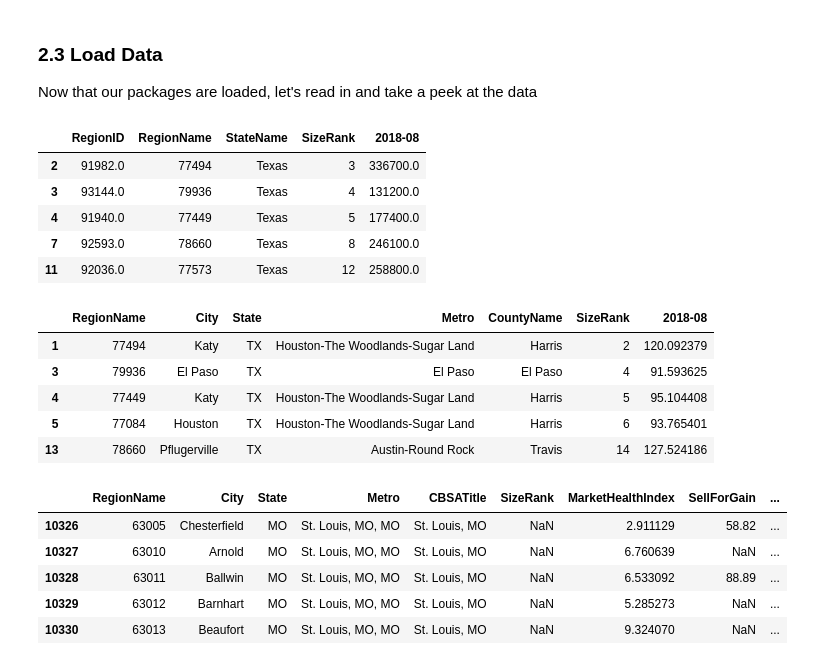
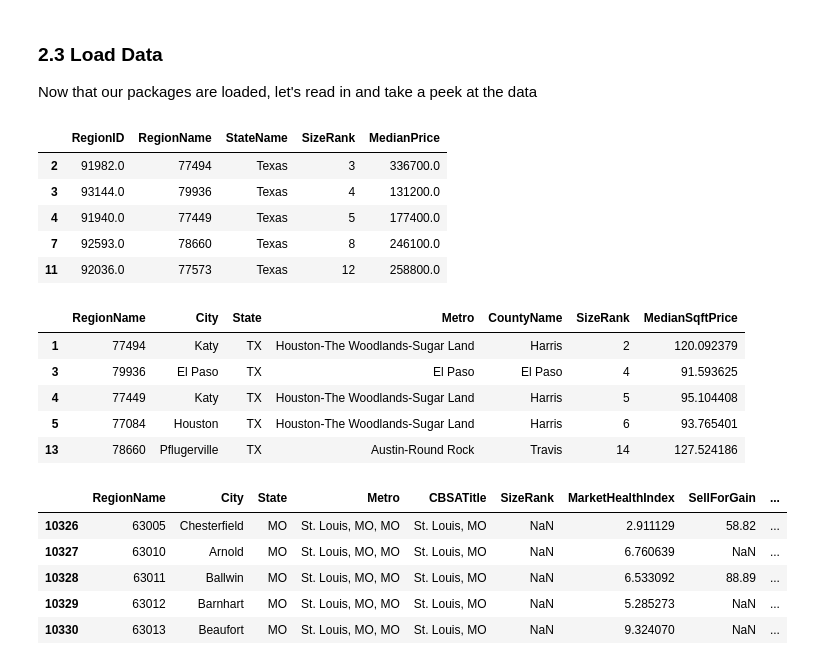
Before and after one commit to jmeisele/Kaggle, a Jupyter notebook: MarketingFinalRealEstate.ipynb, the cells around one changed output. Saved outputs shown, nothing was run; the diff lists cells and outputs as text; code cells hidden in the pictures.

```diff
--- a/MarketingFinalRealEstate.ipynb
+++ b/MarketingFinalRealEstate.ipynb
@@ -141,11 +141,12 @@ Now that our packages are loaded, let's read in and take a peek at the data
 # %%
 # Price Data
 price = pd.read_csv("C:\\Users\\EISELJA\\Desktop\\Kaggle-master\\datasets\\Sale_Prices_Zip.csv")
 price = price[(price['StateName'] == 'Texas') | (price['StateName'] == 'Missouri')]
 price = price.loc[:,['RegionID','RegionName','StateName','SizeRank','2018-08']]
+price.rename(columns = {'2018-08': 'MedianPrice'}, inplace = True)
 price.head()
 # %% [output]
-|  | RegionID | RegionName | StateName | SizeRank | 2018-08 |
+|  | RegionID | RegionName | StateName | SizeRank | MedianPrice |
 | 2 | 91982.0 | 77494 | Texas | 3 | 336700.0 |
 | 3 | 93144.0 | 79936 | Texas | 4 | 131200.0 |
 | 4 | 91940.0 | 77449 | Texas | 5 | 177400.0 |
@@ -156,9 +157,10 @@ price.head()
 med_sqft = pd.read_csv("C:\\Users\\EISELJA\\Desktop\\Kaggle-master\\datasets\\Zip_MedianListingPricePerSqft_AllHomes.csv", encoding = "ISO-8859-1")
 med_sqft = med_sqft[(med_sqft['State'] == 'TX') | (med_sqft['State'] == 'MO')]
 med_sqft = med_sqft.loc[:,['RegionName','City','State','Metro','CountyName','SizeRank','2018-08']]
+med_sqft.rename(columns = {'2018-08': 'MedianSqftPrice'}, inplace = True)
 med_sqft.head()
 # %% [output]
-|  | RegionName | City | State | Metro | CountyName | SizeRank | 2018-08 |
+|  | RegionName | City | State | Metro | CountyName | SizeRank | MedianSqftPrice |
 | 1 | 77494 | Katy | TX | Houston-The Woodlands-Sugar Land | Harris | 2 | 120.092379 |
 | 3 | 79936 | El Paso | TX | El Paso | El Paso | 4 | 91.593625 |
 | 4 | 77449 | Katy | TX | Houston-The Woodlands-Sugar Land | Harris | 5 | 95.104408 |
```
Also changed, not shown: parts of 37 cells of this notebook.
